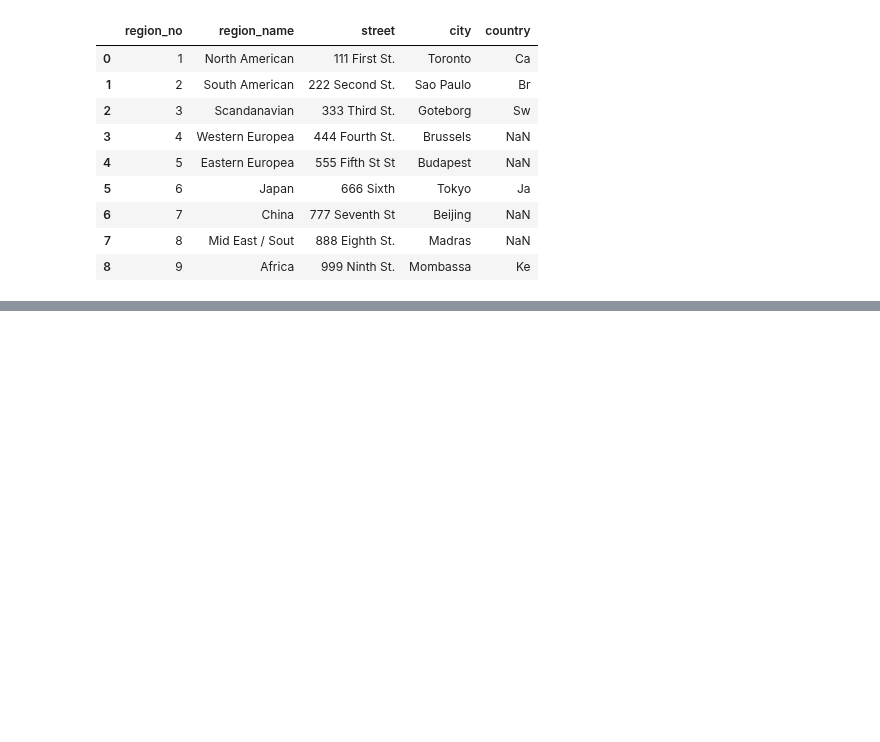
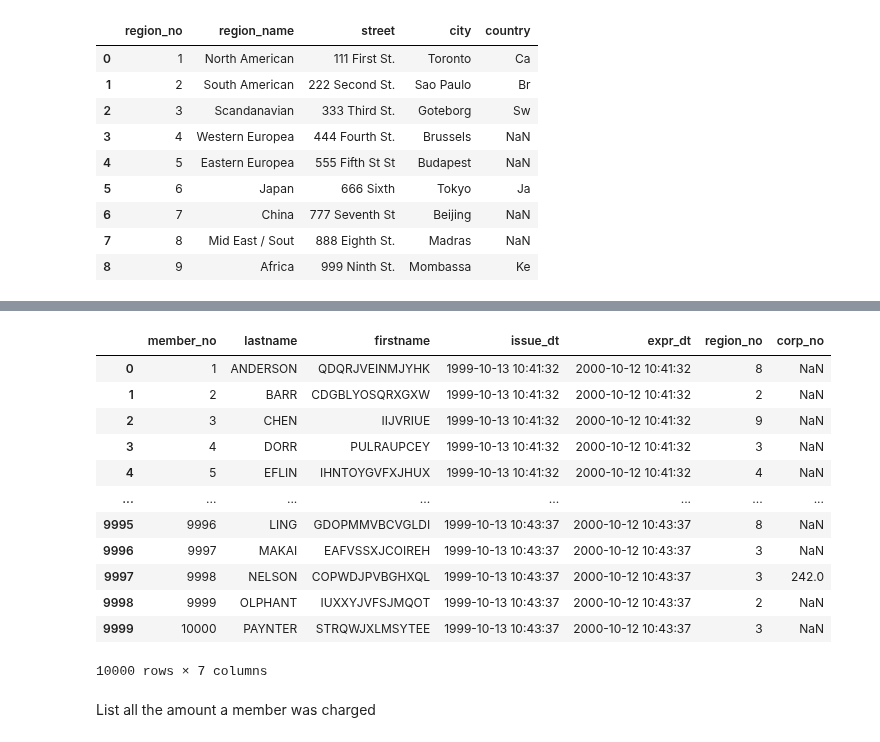
Before and after one commit to Iswarya1011/Cloud-Data-Infrastructure-GroupB-Credit, a Jupyter notebook: charge_denormalization.ipynb, the cells around one changed output, grey strips where cells are left out. Drawn from its saved outputs; the diff is of its cells as text; code cells hidden in the pictures; blank space fills up the shorter version.

```diff
--- a/charge_denormalization.ipynb
+++ b/charge_denormalization.ipynb
@@ -192,0 +199,18 @@ provider_final_df.to_json("JSON/provider.json", orient="records")
+# %%
+member_df
+# %% [output]
+|  | member_no | lastname | firstname | issue_dt | expr_dt | region_no | corp_no |
+| 0 | 1 | ANDERSON | QDQRJVEINMJYHK | 1999-10-13 10:41:32 | 2000-10-12 10:41:32 | 8 | NaN |
+| 1 | 2 | BARR | CDGBLYOSQRXGXW | 1999-10-13 10:41:32 | 2000-10-12 10:41:32 | 2 | NaN |
+| 2 | 3 | CHEN | IIJVRIUE | 1999-10-13 10:41:32 | 2000-10-12 10:41:32 | 9 | NaN |
+| 3 | 4 | DORR | PULRAUPCEY | 1999-10-13 10:41:32 | 2000-10-12 10:41:32 | 3 | NaN |
+| 4 | 5 | EFLIN | IHNTOYGVFXJHUX | 1999-10-13 10:41:32 | 2000-10-12 10:41:32 | 4 | NaN |
+| ... | ... | ... | ... | ... | ... | ... | ... |
+| 9995 | 9996 | LING | GDOPMMVBCVGLDI | 1999-10-13 10:43:37 | 2000-10-12 10:43:37 | 8 | NaN |
+| 9996 | 9997 | MAKAI | EAFVSSXJCOIREH | 1999-10-13 10:43:37 | 2000-10-12 10:43:37 | 3 | NaN |
+| 9997 | 9998 | NELSON | COPWDJPVBGHXQL | 1999-10-13 10:43:37 | 2000-10-12 10:43:37 | 3 | 242.0 |
+| 9998 | 9999 | OLPHANT | IUXXYJVFSJMQOT | 1999-10-13 10:43:37 | 2000-10-12 10:43:37 | 2 | NaN |
+| 9999 | 10000 | PAYNTER | STRQWJXLMSYTEE | 1999-10-13 10:43:37 | 2000-10-12 10:43:37 | 3 | NaN |
+10000 rows × 7 columns
+# %% [markdown]
+List all the amount a member was charged
```
Also changed, not shown: parts of 14 cells of this notebook, 2 other files.
